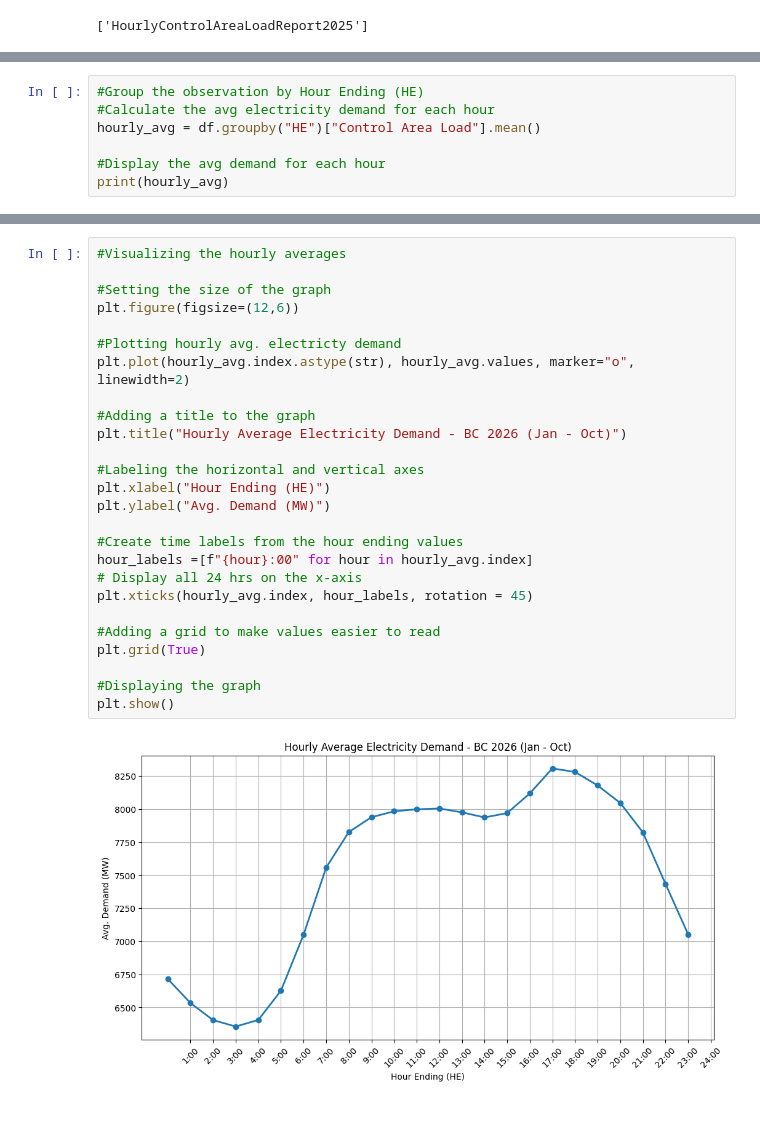
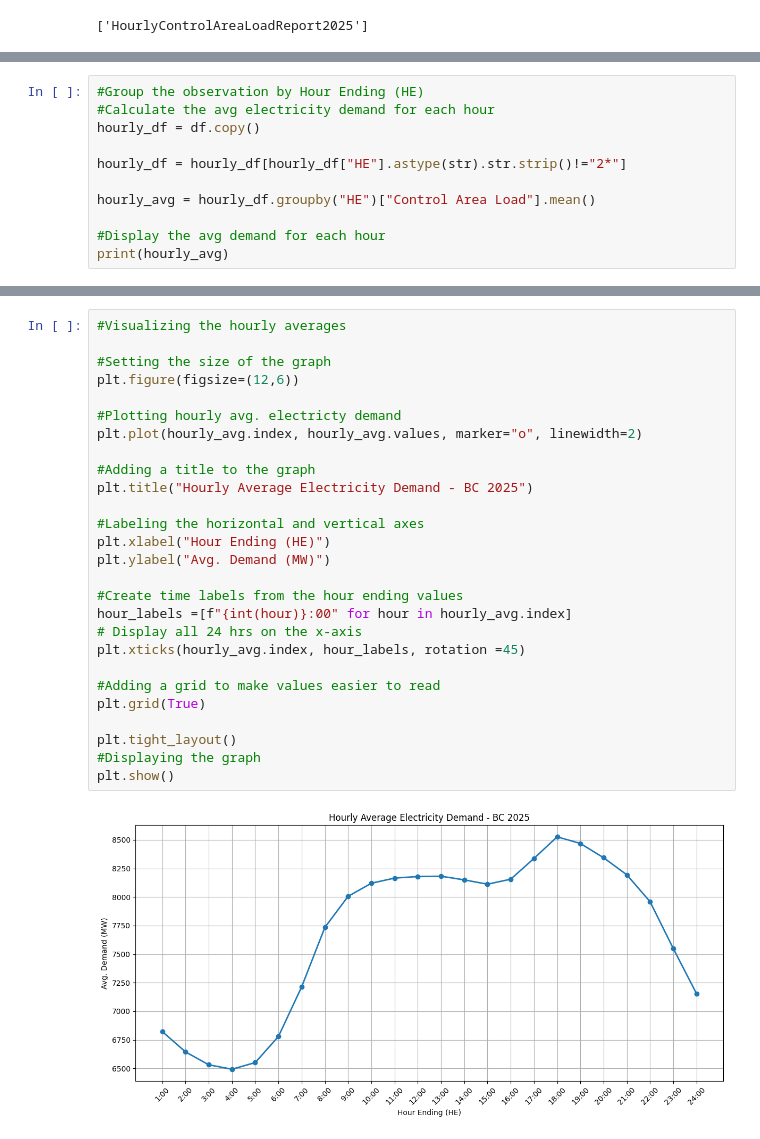
Before and after one commit to ChayanikaAwasthi/bc-electricity-demand-analysis, a Jupyter notebook: 01_BC_Electricity_Demand_Analysis.ipynb, the cells around one changed output, grey strips where cells are left out. Saved outputs shown, nothing was run; the diff lists cells and outputs as text.

```diff
--- a/01_BC_Electricity_Demand_Analysis.ipynb
+++ b/01_BC_Electricity_Demand_Analysis.ipynb
@@ -230,7 +271,11 @@ C. Hourly Demand Patters
 # %%
 #Group the observation by Hour Ending (HE)
 #Calculate the avg electricity demand for each hour
-hourly_avg = df.groupby("HE")["Control Area Load"].mean()
+hourly_df = df.copy()
+
+hourly_df = hourly_df[hourly_df["HE"].astype(str).str.strip()!="2*"]
+
+hourly_avg = hourly_df.groupby("HE")["Control Area Load"].mean()
 
 #Display the avg demand for each hour
 print(hourly_avg)
@@ -255,28 +300,29 @@ Name: Control Area Load, dtype: float64
 # %%
 #Visualizing the hourly averages
 
 #Setting the size of the graph
 plt.figure(figsize=(12,6))
 
 #Plotting hourly avg. electricty demand
-plt.plot(hourly_avg.index.astype(str), hourly_avg.values, marker="o", linewidth=2)
+plt.plot(hourly_avg.index, hourly_avg.values, marker="o", linewidth=2)
 
 #Adding a title to the graph
-plt.title("Hourly Average Electricity Demand - BC 2026 (Jan - Oct)")
+plt.title("Hourly Average Electricity Demand - BC 2025")
 
 #Labeling the horizontal and vertical axes
 plt.xlabel("Hour Ending (HE)")
 plt.ylabel("Avg. Demand (MW)")
 
 #Create time labels from the hour ending values
-hour_labels =[f"{hour}:00" for hour in hourly_avg.index]
+hour_labels =[f"{int(hour)}:00" for hour in hourly_avg.index]
 # Display all 24 hrs on the x-axis
-plt.xticks(hourly_avg.index, hour_labels, rotation = 45)
+plt.xticks(hourly_avg.index, hour_labels, rotation =45)
 
 #Adding a grid to make values easier to read
 plt.grid(True)
 
+plt.tight_layout()
 #Displaying the graph
 plt.show()
 # %% [output]
-[figure, old version]
+[figure, new version]
```
Also changed, not shown: parts of 37 cells of this notebook.
